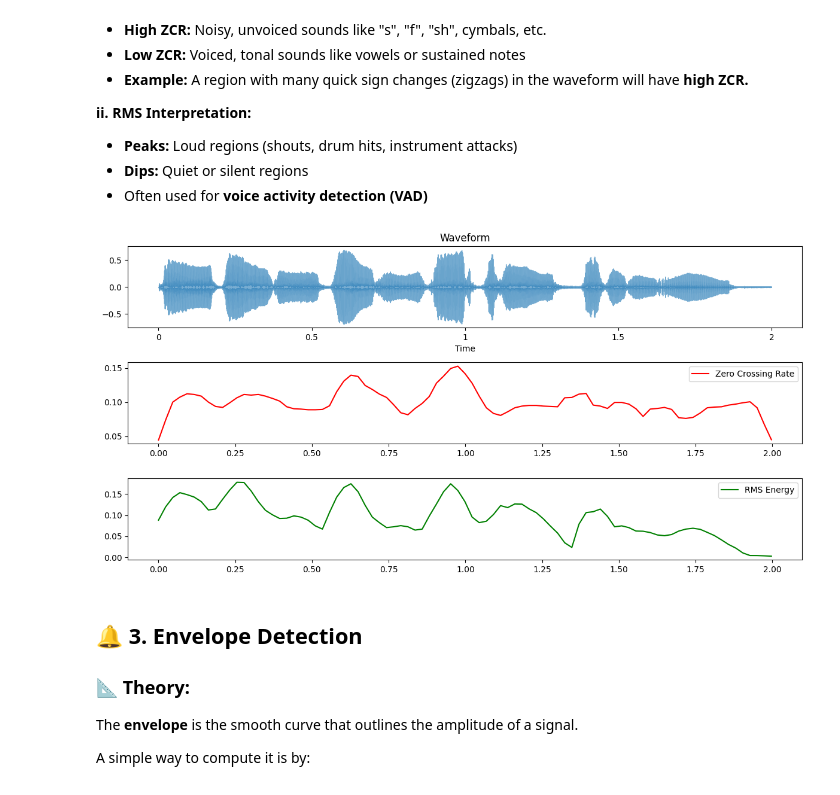
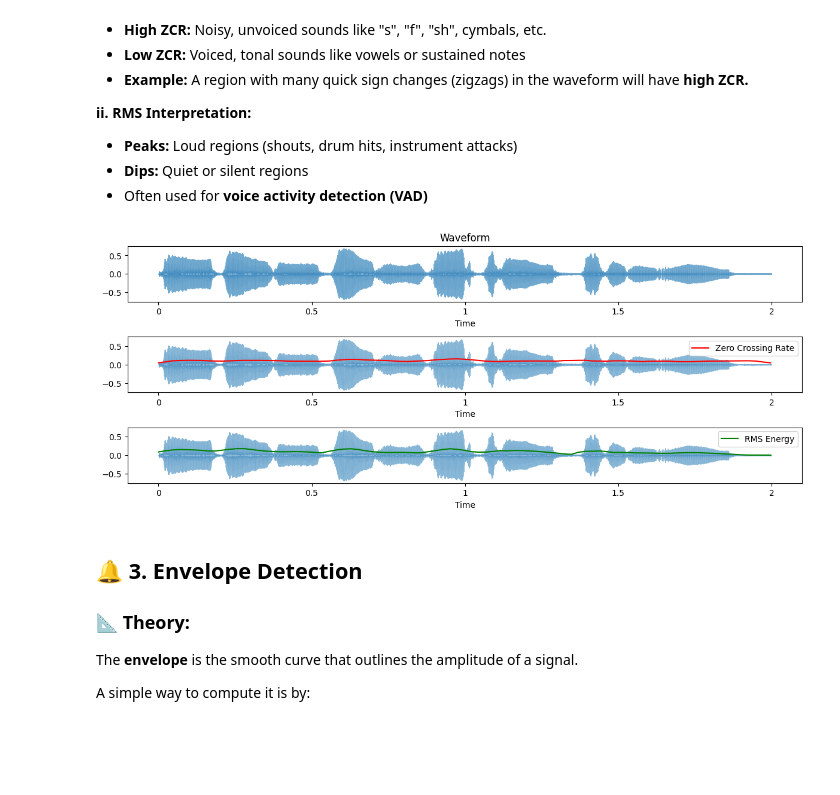
Before and after one commit to sbhusal123/audio-signal-processing, a Jupyter notebook: Feature Extraction And Engineering For Audio/Time Domain Features.ipynb, the cells around one changed output. Cells and saved outputs as stored; diff of their text form; code cells hidden in the pictures; blank space fills up the shorter version.

```diff
--- a/Feature Extraction And Engineering For Audio/Time Domain Features.ipynb
+++ b/Feature Extraction And Engineering For Audio/Time Domain Features.ipynb
@@ -82,25 +82,27 @@ rms = librosa.feature.rms(y=y)[0]
 # %%
 frames = range(len(zcr))
 t = librosa.frames_to_time(frames, sr=sr)
 
 plt.figure(figsize=(12, 6))
 
-plt.subplot(3, 1, 1)
+plt.subplot(4, 1, 1)
 librosa.display.waveshow(y, sr=sr, alpha=0.6)
 plt.title('Waveform')
 
-plt.subplot(3, 1, 2)
+plt.subplot(4, 1, 2)
+librosa.display.waveshow(y, sr=sr, alpha=0.5)
 plt.plot(t, zcr, label='Zero Crossing Rate', color='r')
 plt.legend()
 
-plt.subplot(3, 1, 3)
+plt.subplot(4, 1, 3)
+librosa.display.waveshow(y, sr=sr, alpha=0.5)
 plt.plot(t, rms, label='RMS Energy', color='g')
 plt.legend()
 
 plt.tight_layout()
 plt.show()
 # %% [output]
-[figure, old version]
+[figure, new version]
 # %% [markdown]
 ## 🔔 3. Envelope Detection
 
```
Also changed, not shown: parts of 1 cell of this notebook, 1 other file.
